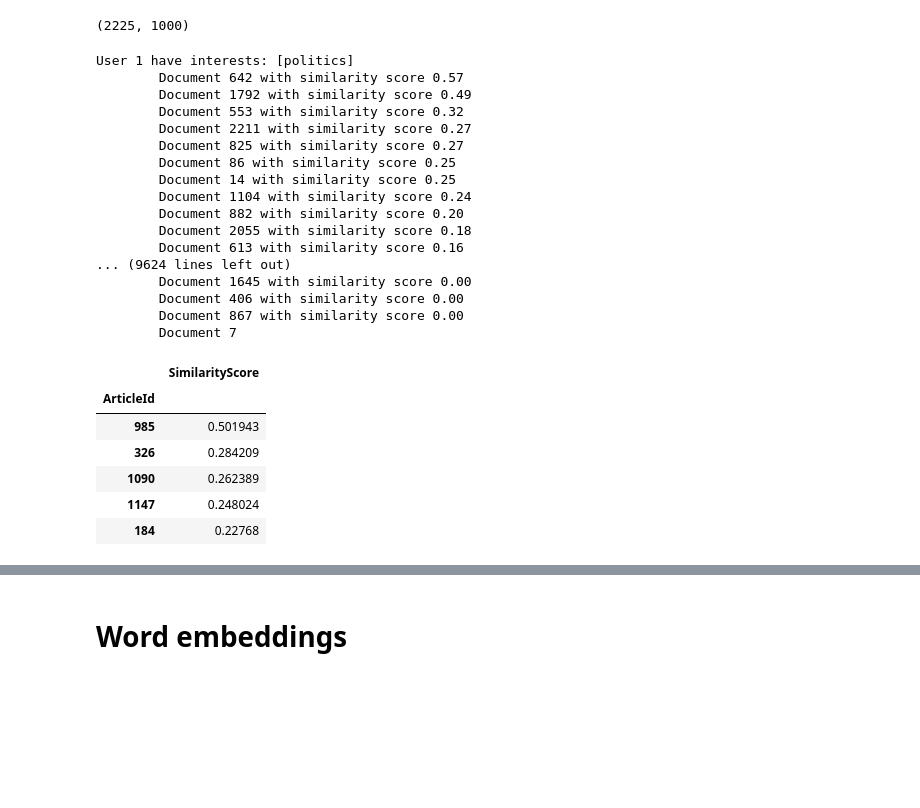
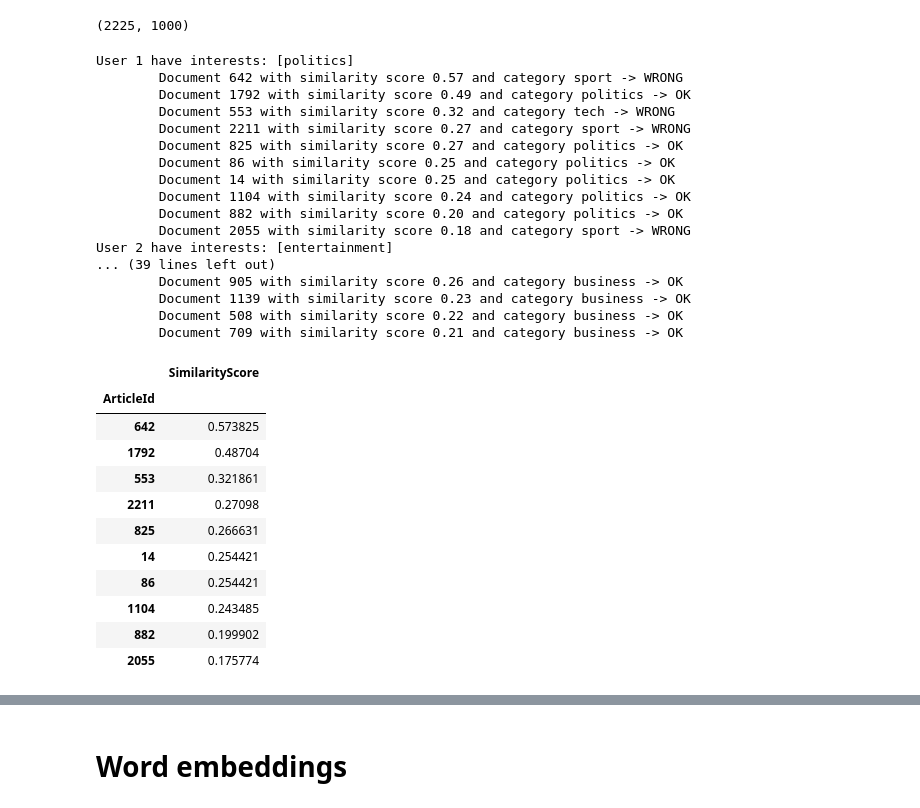
Before and after one commit to Serms1999/information-retrieval, a Jupyter notebook: assignment1/assignment1.ipynb, the cells around one changed output, grey strips where cells are left out. Saved outputs shown, nothing was run; the diff lists cells and outputs as text; code cells hidden in the pictures; blank space fills up the shorter version.

```diff
--- a/assignment1/assignment1.ipynb
+++ b/assignment1/assignment1.ipynb
@@ -135,7 +135,7 @@ def preprocess_user_interests(user_interests: Dict[int, List[str]]) -> Dict[int,
          interests_processed[user_id] = data_preprocessing(interests, english_stopwords)
     return interests_processed
 
-num_documents_to_retrieve = 5  # Number of documents to retrieve for each user
+num_documents_to_retrieve = 10  # Number of documents to retrieve for each user
 user_interests = preprocess_user_interests(user_interests)
 user_interests
 # %% [output]
@@ -175,6 +175,7 @@ user_retrieved_documents: Dict[int, pd.DataFrame] = {
 for user_id, interests in user_interests.items():
     print(f'User {user_id} have interests: [{", ".join(interests)}]')
     interests_simplified = word_simplifier.simplify(interests)
+    top_k_to_print = num_documents_to_retrieve
     for interest in interests_simplified:
         query_vector = vectorizer.transform([interest])
         similarity_scores = cosine_similarity(query_vector, document_vectors)[0]
@@ -182,35 +183,43 @@ for user_id, interests in user_interests.items():
         for document_index in top_documents_indices:
             article_id = data.index[document_index]
             user_retrieved_documents[user_id].loc[article_id] = similarity_scores[document_index]
-            print(f'\tDocument {article_id} with similarity score {similarity_scores[document_index]:.2f}')
+            if top_k_to_print > 0:
+                print(f'\tDocument {article_id} with similarity score {similarity_scores[document_index]:.2f}'
+                      f' and category {data.loc[article_id, "Category"]} -> {'OK' if data.loc[article_id, "Category"] in interests else 'WRONG'}')
+                top_k_to_print -= 1
 # %% [output]
 User 1 have interests: [politics]
-        Document 642 with similarity score 0.57
-        Document 1792 with similarity score 0.49
-        Document 553 with similarity score 0.32
-        Document 2211 with similarity score 0.27
-        Document 825 with similarity score 0.27
-        Document 86 with similarity score 0.25
-        Document 14 with similarity score 0.25
-        Document 1104 with similarity score 0.24
-        Document 882 with similarity score 0.20
-        Document 2055 with similarity score 0.18
-        Document 613 with similarity score 0.16
-... (9624 lines left out)
-        Document 1645 with similarity score 0.00
-        Document 406 with similarity score 0.00
-        Document 867 with similarity score 0.00
-        Document 7
+        Document 642 with similarity score 0.57 and category sport -> WRONG
+        Document 1792 with similarity score 0.49 and category politics -> OK
+        Document 553 with similarity score 0.32 and category tech -> WRONG
+        Document 2211 with similarity score 0.27 and category sport -> WRONG
+        Document 825 with similarity score 0.27 and category politics -> OK
+        Document 86 with similarity score 0.25 and category politics -> OK
+        Document 14 with similarity score 0.25 and category politics -> OK
+        Document 1104 with similarity score 0.24 and category politics -> OK
+        Document 882 with similarity score 0.20 and category politics -> OK
+        Document 2055 with similarity score 0.18 and category sport -> WRONG
+User 2 have interests: [entertainment]
+... (39 lines left out)
+        Document 905 with similarity score 0.26 and category business -> OK
+        Document 1139 with similarity score 0.23 and category business -> OK
+        Document 508 with similarity score 0.22 and category business -> OK
+        Document 709 with similarity score 0.21 and category business -> OK
 # %%
-user_retrieved_documents[2].sort_values(by='SimilarityScore', ascending=False).head(num_documents_to_retrieve)
+user_retrieved_documents[1].sort_values(by='SimilarityScore', ascending=False).head(num_documents_to_retrieve)
 # %% [output]
 |  | SimilarityScore |
 | ArticleId |  |
-| 985 | 0.501943 |
-| 326 | 0.284209 |
-| 1090 | 0.262389 |
-| 1147 | 0.248024 |
-| 184 | 0.22768 |
+| 642 | 0.573825 |
+| 1792 | 0.48704 |
+| 553 | 0.321861 |
+| 2211 | 0.27098 |
+| 825 | 0.266631 |
+| 14 | 0.254421 |
+| 86 | 0.254421 |
+| 1104 | 0.243485 |
+| 882 | 0.199902 |
+| 2055 | 0.175774 |
 # %%
 Q = []
 for user_id, retrieved_documents in user_retrieved_documents.items():
```
Also changed, not shown: parts of 13 cells of this notebook, 1 other file.
